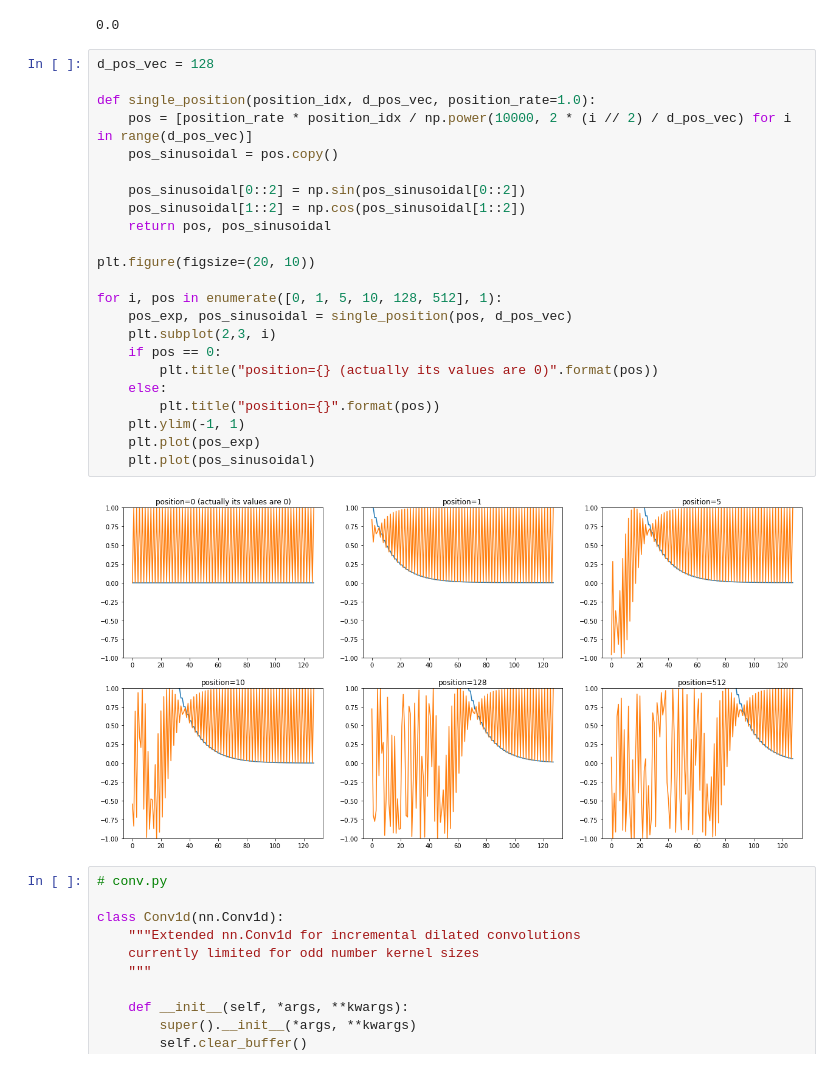
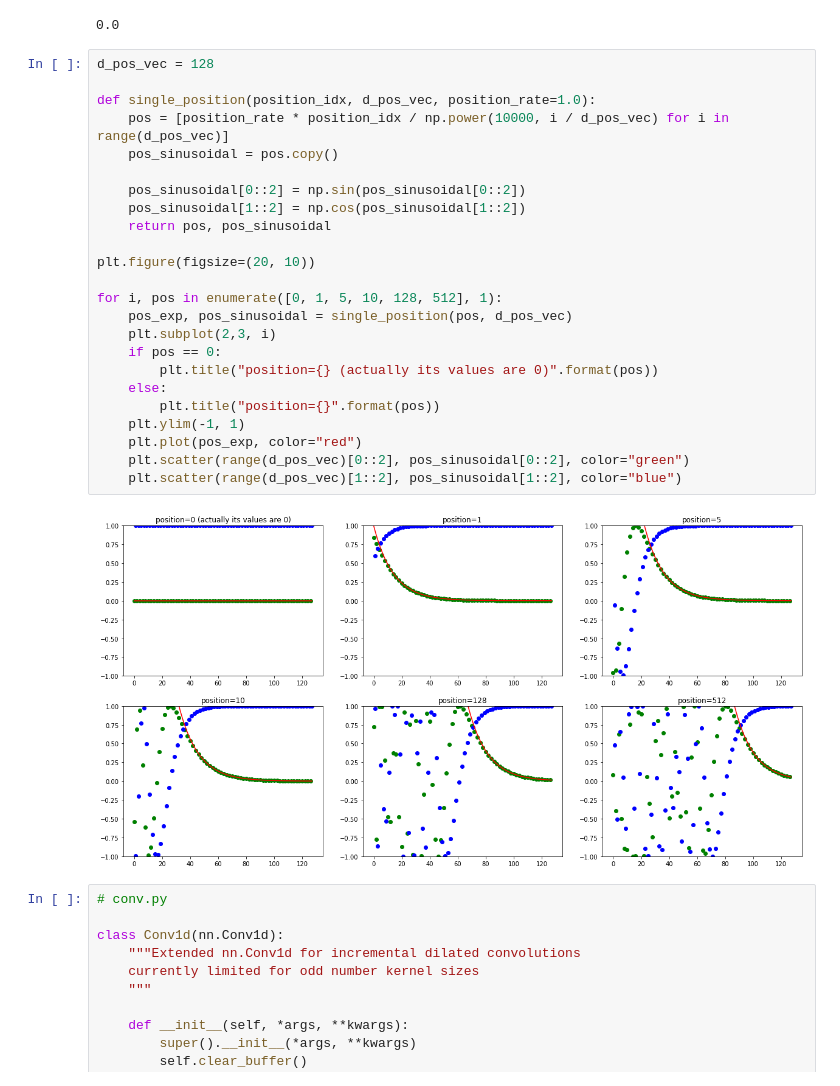
Before and after one commit to TanUkkii007/deepvoice3_pytorch, a Jupyter notebook: deepvoice3_pytorch/modules.ipynb, the cells around one changed output. Cells and saved outputs as stored; diff of their text form.

Commit message:
update positional encoding

```diff
--- a/deepvoice3_pytorch/modules.ipynb
+++ b/deepvoice3_pytorch/modules.ipynb
@@ -111,28 +153,29 @@ np.abs(ax - bx).mean()
 # %%
 d_pos_vec = 128
 
 def single_position(position_idx, d_pos_vec, position_rate=1.0):
-    pos = [position_rate * position_idx / np.power(10000, 2 * (i // 2) / d_pos_vec) for i in range(d_pos_vec)]
+    pos = [position_rate * position_idx / np.power(10000, i / d_pos_vec) for i in range(d_pos_vec)]
     pos_sinusoidal = pos.copy()
 
     pos_sinusoidal[0::2] = np.sin(pos_sinusoidal[0::2])
     pos_sinusoidal[1::2] = np.cos(pos_sinusoidal[1::2])
     return pos, pos_sinusoidal
 
 plt.figure(figsize=(20, 10))
 
 for i, pos in enumerate([0, 1, 5, 10, 128, 512], 1):
     pos_exp, pos_sinusoidal = single_position(pos, d_pos_vec)
     plt.subplot(2,3, i)
     if pos == 0:
         plt.title("position={} (actually its values are 0)".format(pos))
     else:
         plt.title("position={}".format(pos))
     plt.ylim(-1, 1)
-    plt.plot(pos_exp)
-    plt.plot(pos_sinusoidal)
+    plt.plot(pos_exp, color="red")
+    plt.scatter(range(d_pos_vec)[0::2], pos_sinusoidal[0::2], color="green")
+    plt.scatter(range(d_pos_vec)[1::2], pos_sinusoidal[1::2], color="blue")
 # %% [output]
-[figure, old version]
+[figure, new version]
 # %%
 # conv.py
 
```
Also changed, not shown: parts of 4 cells of this notebook.
